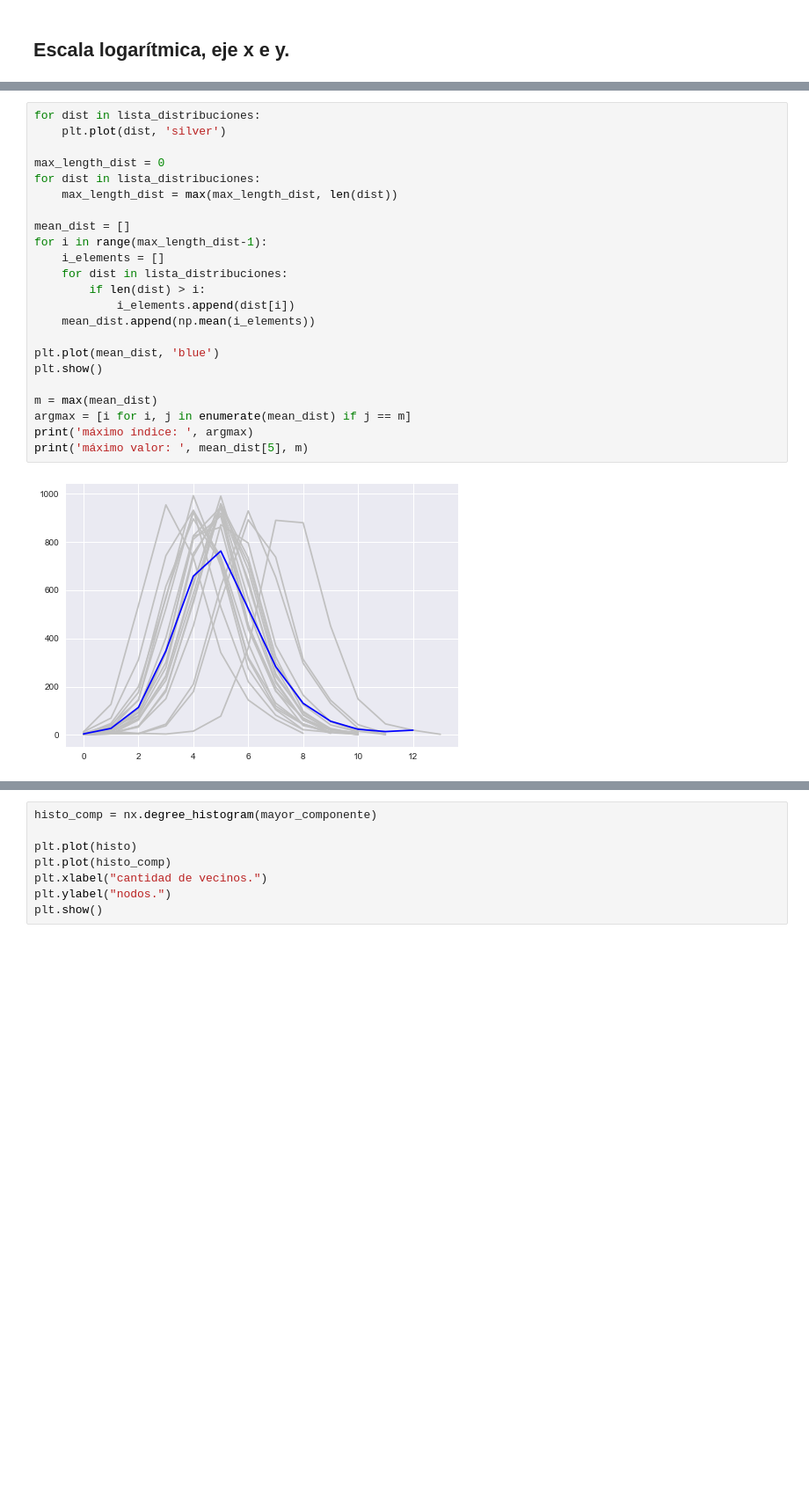
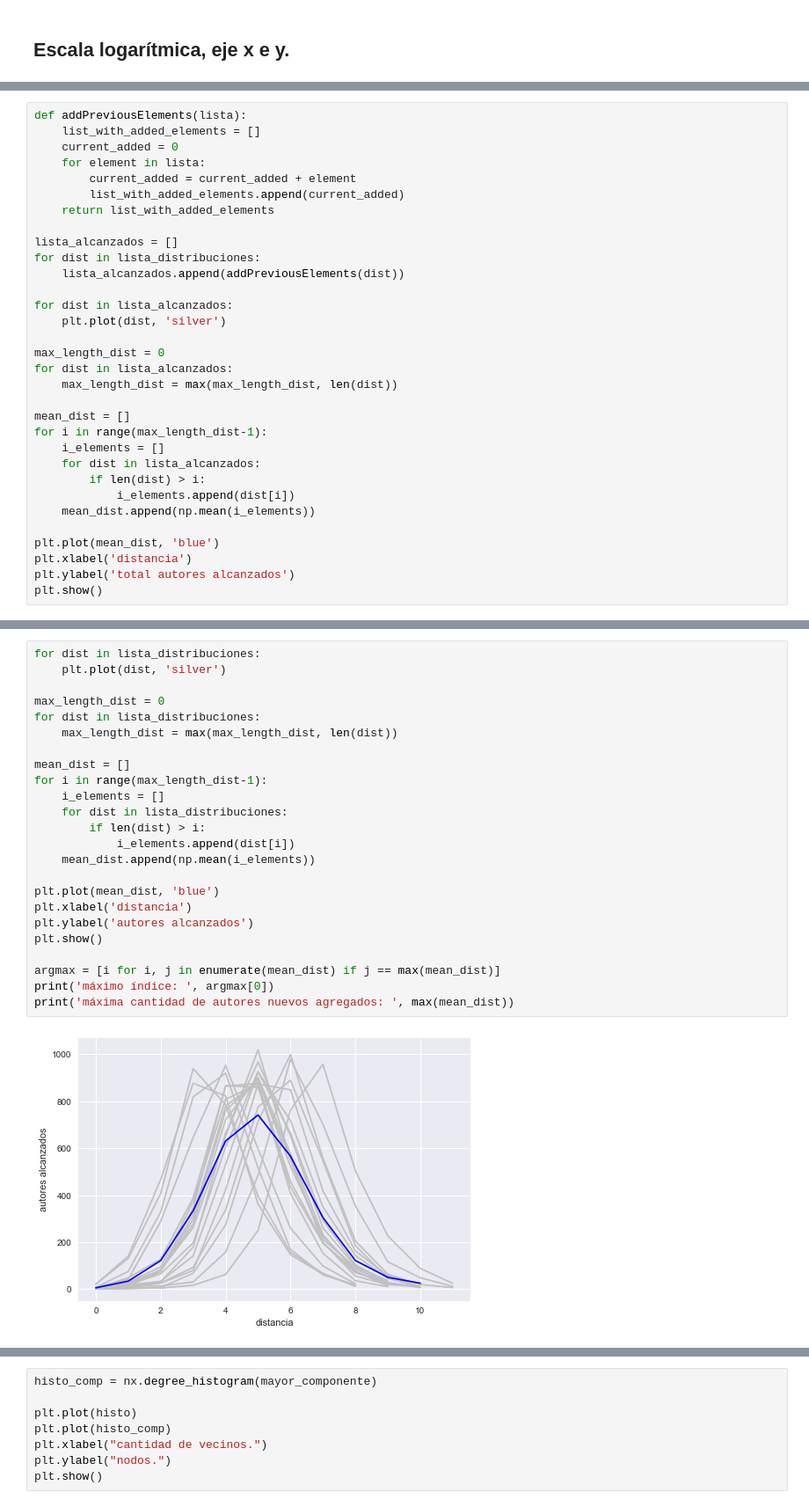
Before and after one commit to FerFrassia/DataScience, a Jupyter notebook: tp4/Tp4.ipynb, the cells around one changed output, grey strips where cells are left out. Shown at 88% size. Drawn from its saved outputs; the diff is of its cells as text; blank space fills up the shorter version.

```diff
--- a/tp4/Tp4.ipynb
+++ b/tp4/Tp4.ipynb
@@ -129,0 +162,32 @@ lista_distribuciones = vecindad_nodos(set(lista_random))
+# %%
+def addPreviousElements(lista):
+    list_with_added_elements = []
+    current_added = 0
+    for element in lista:
+        current_added = current_added + element
+        list_with_added_elements.append(current_added)
+    return list_with_added_elements
+
+lista_alcanzados = []
+for dist in lista_distribuciones:
+    lista_alcanzados.append(addPreviousElements(dist))
+
+for dist in lista_alcanzados:
+    plt.plot(dist, 'silver')
+
+max_length_dist = 0
+for dist in lista_alcanzados:
+    max_length_dist = max(max_length_dist, len(dist))
+
+mean_dist = []
+for i in range(max_length_dist-1):
+    i_elements = []
+    for dist in lista_alcanzados:
+        if len(dist) > i:
+            i_elements.append(dist[i])
+    mean_dist.append(np.mean(i_elements))
+
+plt.plot(mean_dist, 'blue')
+plt.xlabel('distancia')
+plt.ylabel('total autores alcanzados')
+plt.show()
@@ -130,25 +198,26 @@ lista_distribuciones = vecindad_nodos(set(lista_random))
 # %%
 for dist in lista_distribuciones:
     plt.plot(dist, 'silver')
 
 max_length_dist = 0
 for dist in lista_distribuciones:
     max_length_dist = max(max_length_dist, len(dist))
 
 mean_dist = []
 for i in range(max_length_dist-1):
     i_elements = []
     for dist in lista_distribuciones:
         if len(dist) > i:
             i_elements.append(dist[i])
     mean_dist.append(np.mean(i_elements))
 
 plt.plot(mean_dist, 'blue')
+plt.xlabel('distancia')
+plt.ylabel('autores alcanzados')
 plt.show()
 
-m = max(mean_dist)
-argmax = [i for i, j in enumerate(mean_dist) if j == m]
-print('máximo índice: ', argmax)
-print('máximo valor: ', mean_dist[5], m)
+argmax = [i for i, j in enumerate(mean_dist) if j == max(mean_dist)]
+print('máximo índice: ', argmax[0])
+print('máxima cantidad de autores nuevos agregados: ', max(mean_dist))
 # %% [output]
-[figure, old version]
+[figure, new version]
```
Also changed, not shown: parts of 51 cells of this notebook.
